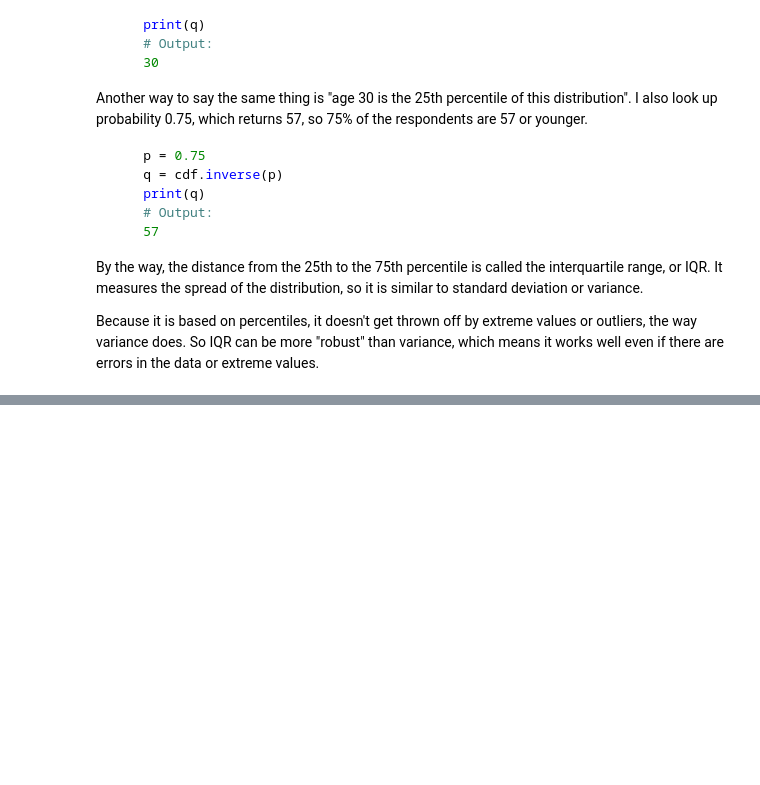
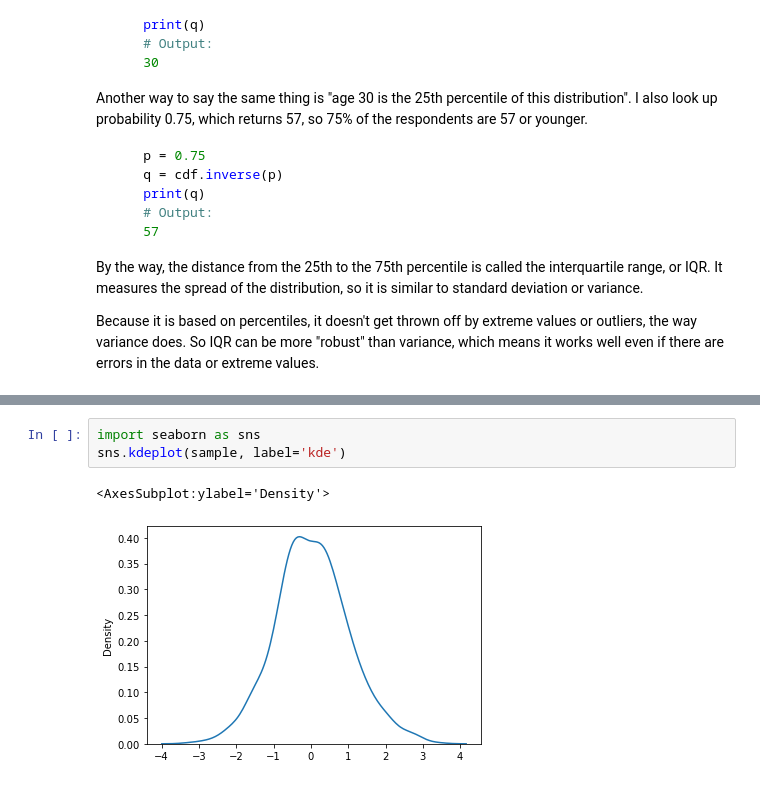
Before and after one commit to SketchQ/DataCamp_DataScience_Track, a Jupyter notebook: 16_Exploratory Data Analysis in Python/Chapter_2_Distributions.ipynb, the cells around one changed output, grey strips where cells are left out. Saved outputs shown, nothing was run; the diff lists cells and outputs as text; blank space fills up the shorter version.

```diff
--- a/16_Exploratory Data Analysis in Python/Chapter_2_Distributions.ipynb
+++ b/16_Exploratory Data Analysis in Python/Chapter_2_Distributions.ipynb
@@ -364,0 +432,6 @@ In general, I recommend CDFs for exploratory analysis. They give you a clear vie
+# %%
+import seaborn as sns
+sns.kdeplot(sample, label='kde')
+# %% [output]
+<AxesSubplot:ylabel='Density'>
+[figure, added]
```
Also changed, not shown: parts of 16 cells of this notebook, 1 other file.
